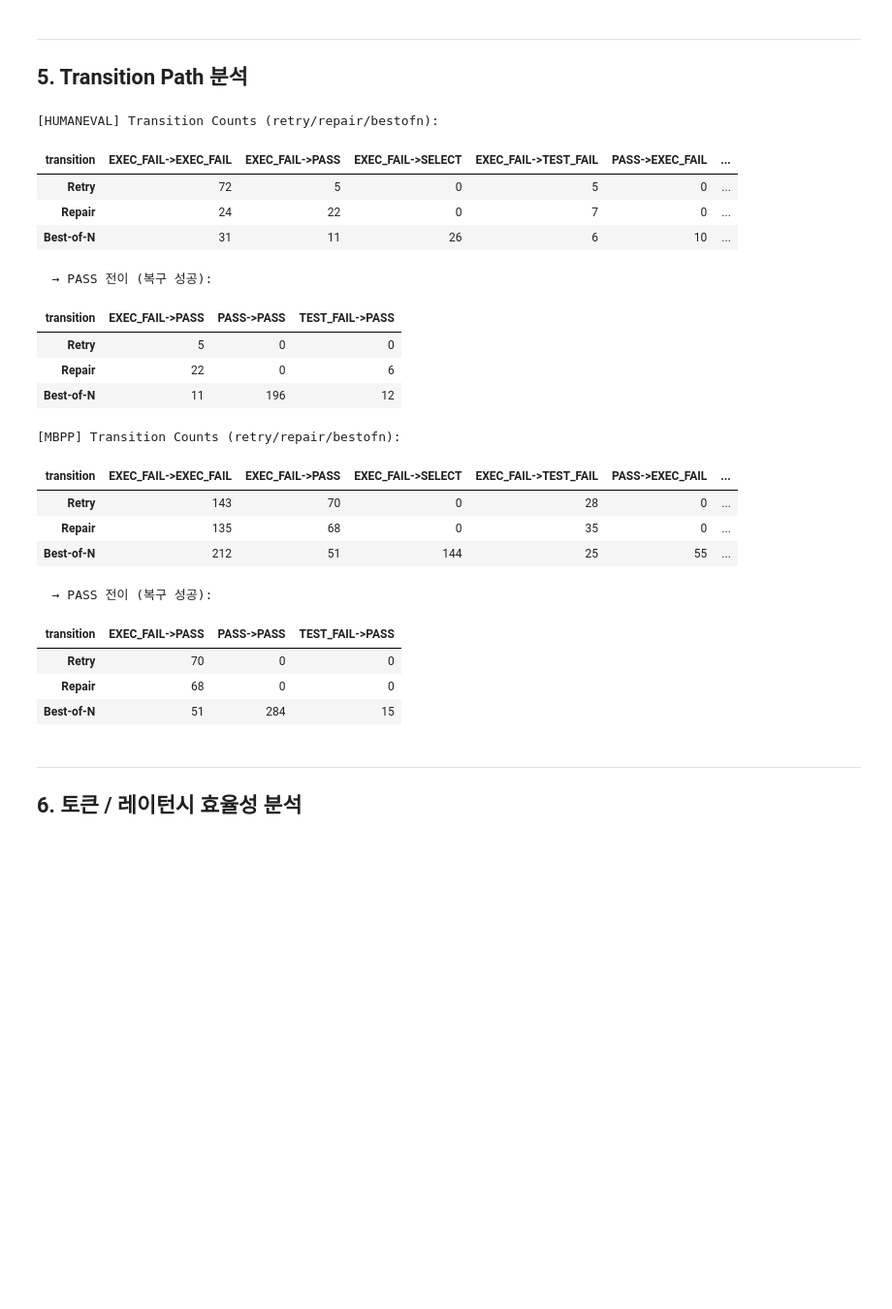
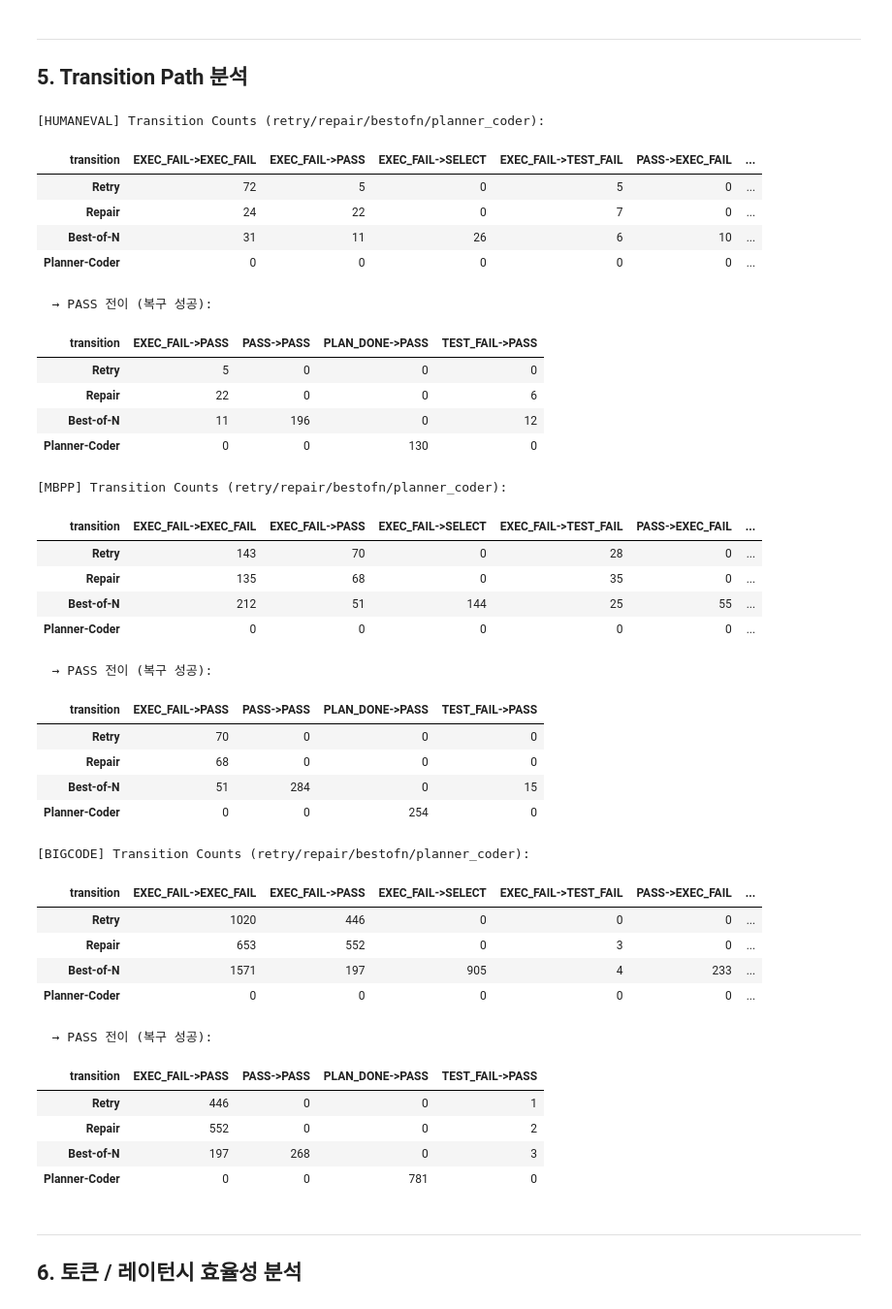
Before and after one commit to dibk100/project_IR_focus_sLM_orchestration, a Jupyter notebook: analysis/exp_phase1_ver3/phase1_analysis.ipynb, the cells around one changed output. Shown at 97% size. Drawn from its saved outputs; the diff is of its cells as text; code cells hidden in the pictures; blank space fills up the shorter version.

Commit message:
test refactoring

```diff
--- a/analysis/exp_phase1_ver3/phase1_analysis.ipynb
+++ b/analysis/exp_phase1_ver3/phase1_analysis.ipynb
@@ -71,8 +71,8 @@ plt.rcParams.update({
 })
 sns.set_palette('tab10')
 
-DATASETS   = ['humaneval', 'mbpp']
-METHODS    = ['single', 'retry', 'bestofn', 'repair', 'planner_coder','planner_coder_repair']
+DATASETS   = ['humaneval', 'mbpp','bigcode']
+METHODS    = ['single', 'retry', 'bestofn', 'repair', 'planner_coder',]
 METHOD_LABELS = {
     'single'        : 'Single-shot',
     'retry'         : 'Retry',
@@ -418,50 +440,66 @@ for (dataset, method), an in analyses.items():
 
 df_trans = pd.DataFrame(trans_rows)
 
 if df_trans.empty:
     print('⚠️  transition_counts 데이터가 없습니다.')
 else:
     # 방법별로 의미 있는 것: retry / repair / bestofn
-    iterative_methods = ['retry', 'repair', 'bestofn']
+    iterative_methods = ['retry', 'repair', 'bestofn','planner_coder']
     for dataset in DATASETS:
         sub = df_trans[(df_trans['dataset'] == dataset) &
                        (df_trans['method'].isin(iterative_methods))]
         if sub.empty:
             continue
 
         pivot = sub.groupby(['method', 'transition'])['count'].sum().unstack(fill_value=0)
         pivot = pivot.reindex([m for m in iterative_methods if m in pivot.index])
         pivot.index = [METHOD_LABELS.get(m, m) for m in pivot.index]
 
-        print(f'\n[{dataset.upper()}] Transition Counts (retry/repair/bestofn):')
+        print(f'\n[{dataset.upper()}] Transition Counts (retry/repair/bestofn/planner_coder):')
         display(pivot.style.background_gradient(cmap='Blues', axis=None))
 
         # 핵심 전이: *→PASS (성공 전이)
         success_trans = [c for c in pivot.columns if c.endswith('->PASS')]
         if success_trans:
             print(f'  → PASS 전이 (복구 성공):')
             display(pivot[success_trans])
 # %% [output]
-[HUMANEVAL] Transition Counts (retry/repair/bestofn):
+[HUMANEVAL] Transition Counts (retry/repair/bestofn/planner_coder):
 | transition | EXEC_FAIL->EXEC_FAIL | EXEC_FAIL->PASS | EXEC_FAIL->SELECT | EXEC_FAIL->TEST_FAIL | PASS->EXEC_FAIL | ... |
 | Retry | 72 | 5 | 0 | 5 | 0 | ... |
 | Repair | 24 | 22 | 0 | 7 | 0 | ... |
 | Best-of-N | 31 | 11 | 26 | 6 | 10 | ... |
+| Planner-Coder | 0 | 0 | 0 | 0 | 0 | ... |
   → PASS 전이 (복구 성공):
-| transition | EXEC_FAIL->PASS | PASS->PASS | TEST_FAIL->PASS |
-| Retry | 5 | 0 | 0 |
-| Repair | 22 | 0 | 6 |
-| Best-of-N | 11 | 196 | 12 |
+| transition | EXEC_FAIL->PASS | PASS->PASS | PLAN_DONE->PASS | TEST_FAIL->PASS |
+| Retry | 5 | 0 | 0 | 0 |
+| Repair | 22 | 0 | 0 | 6 |
+| Best-of-N | 11 | 196 | 0 | 12 |
+| Planner-Coder | 0 | 0 | 130 | 0 |
-[MBPP] Transition Counts (retry/repair/bestofn):
+[MBPP] Transition Counts (retry/repair/bestofn/planner_coder):
 | transition | EXEC_FAIL->EXEC_FAIL | EXEC_FAIL->PASS | EXEC_FAIL->SELECT | EXEC_FAIL->TEST_FAIL | PASS->EXEC_FAIL | ... |
 | Retry | 143 | 70 | 0 | 28 | 0 | ... |
 | Repair | 135 | 68 | 0 | 35 | 0 | ... |
 | Best-of-N | 212 | 51 | 144 | 25 | 55 | ... |
+| Planner-Coder | 0 | 0 | 0 | 0 | 0 | ... |
   → PASS 전이 (복구 성공):
-| transition | EXEC_FAIL->PASS | PASS->PASS | TEST_FAIL->PASS |
-| Retry | 70 | 0 | 0 |
-| Repair | 68 | 0 | 0 |
-| Best-of-N | 51 | 284 | 15 |
+| transition | EXEC_FAIL->PASS | PASS->PASS | PLAN_DONE->PASS | TEST_FAIL->PASS |
+| Retry | 70 | 0 | 0 | 0 |
+| Repair | 68 | 0 | 0 | 0 |
+| Best-of-N | 51 | 284 | 0 | 15 |
+| Planner-Coder | 0 | 0 | 254 | 0 |
+[BIGCODE] Transition Counts (retry/repair/bestofn/planner_coder):
+| transition | EXEC_FAIL->EXEC_FAIL | EXEC_FAIL->PASS | EXEC_FAIL->SELECT | EXEC_FAIL->TEST_FAIL | PASS->EXEC_FAIL | ... |
+| Retry | 1020 | 446 | 0 | 0 | 0 | ... |
+| Repair | 653 | 552 | 0 | 3 | 0 | ... |
+| Best-of-N | 1571 | 197 | 905 | 4 | 233 | ... |
+| Planner-Coder | 0 | 0 | 0 | 0 | 0 | ... |
+  → PASS 전이 (복구 성공):
+| transition | EXEC_FAIL->PASS | PASS->PASS | PLAN_DONE->PASS | TEST_FAIL->PASS |
+| Retry | 446 | 0 | 0 | 1 |
+| Repair | 552 | 0 | 0 | 2 |
+| Best-of-N | 197 | 268 | 0 | 3 |
+| Planner-Coder | 0 | 0 | 781 | 0 |
 # %% [markdown]
 ---
 ## 6. 토큰 / 레이턴시 효율성 분석
```
Also changed, not shown: parts of 12 cells of this notebook, 47 other files.
